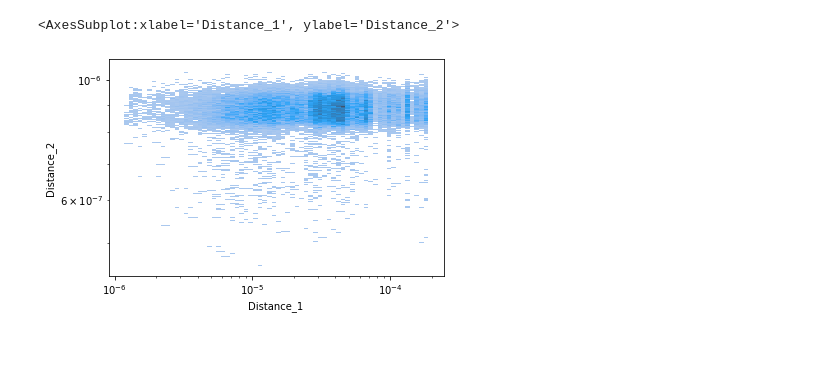
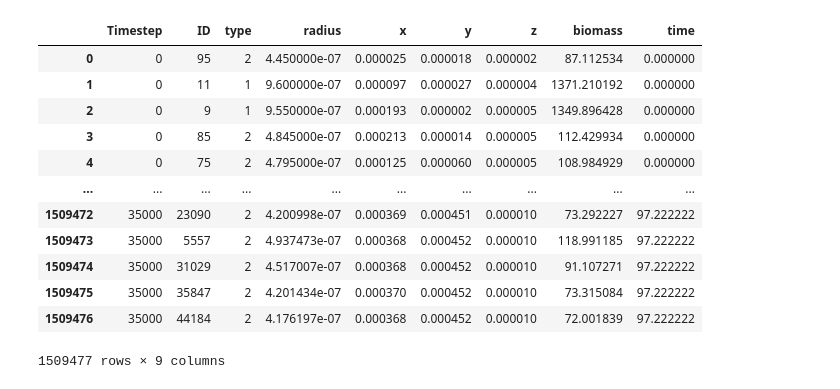
Before and after one commit to Jsakkos/nufeb_tools, a Jupyter notebook: notebooks/dask testing.ipynb, the cells around one changed output. Cells and saved outputs as stored; diff of their text form; code cells hidden in the pictures; blank space fills up the shorter version.

```diff
--- a/notebooks/dask testing.ipynb
+++ b/notebooks/dask testing.ipynb
@@ -82,5 +18,16 @@ g.plot_marginals(sns.histplot, element="step", color="#03012d",kde=True)
-# %%
-sns.histplot(x='Distance_1',y='Distance_2', log_scale=True, data=df[df.Type==2])
-# %% [output]
-<AxesSubplot:xlabel='Distance_1', ylabel='Distance_2'>
-[figure, removed]
+# %%
+x.positions
+# %% [output]
+|  | Timestep | ID | type | radius | x | y | z | biomass | time |
+| 0 | 0 | 95 | 2 | 4.450000e-07 | 0.000025 | 0.000018 | 0.000002 | 87.112534 | 0.000000 |
+| 1 | 0 | 11 | 1 | 9.600000e-07 | 0.000097 | 0.000027 | 0.000004 | 1371.210192 | 0.000000 |
+| 2 | 0 | 9 | 1 | 9.550000e-07 | 0.000193 | 0.000002 | 0.000005 | 1349.896428 | 0.000000 |
+| 3 | 0 | 85 | 2 | 4.845000e-07 | 0.000213 | 0.000014 | 0.000005 | 112.429934 | 0.000000 |
+| 4 | 0 | 75 | 2 | 4.795000e-07 | 0.000125 | 0.000060 | 0.000005 | 108.984929 | 0.000000 |
+| ... | ... | ... | ... | ... | ... | ... | ... | ... | ... |
+| 1509472 | 35000 | 23090 | 2 | 4.200998e-07 | 0.000369 | 0.000451 | 0.000010 | 73.292227 | 97.222222 |
+| 1509473 | 35000 | 5557 | 2 | 4.937473e-07 | 0.000368 | 0.000452 | 0.000010 | 118.991185 | 97.222222 |
+| 1509474 | 35000 | 31029 | 2 | 4.517007e-07 | 0.000368 | 0.000452 | 0.000010 | 91.107271 | 97.222222 |
+| 1509475 | 35000 | 35847 | 2 | 4.201434e-07 | 0.000370 | 0.000452 | 0.000010 | 73.315084 | 97.222222 |
+| 1509476 | 35000 | 44184 | 2 | 4.176197e-07 | 0.000368 | 0.000452 | 0.000010 | 72.001839 | 97.222222 |
+1509477 rows × 9 columns
```
Also changed, not shown: parts of 40 cells of this notebook, 3 other files.
